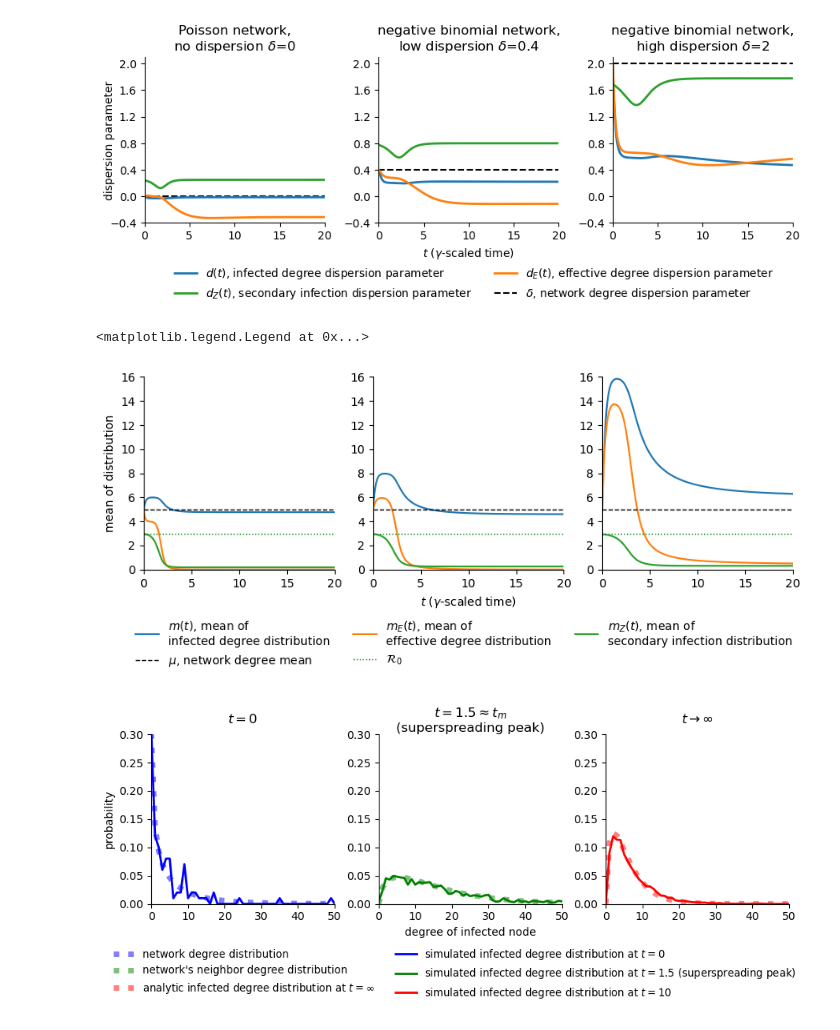
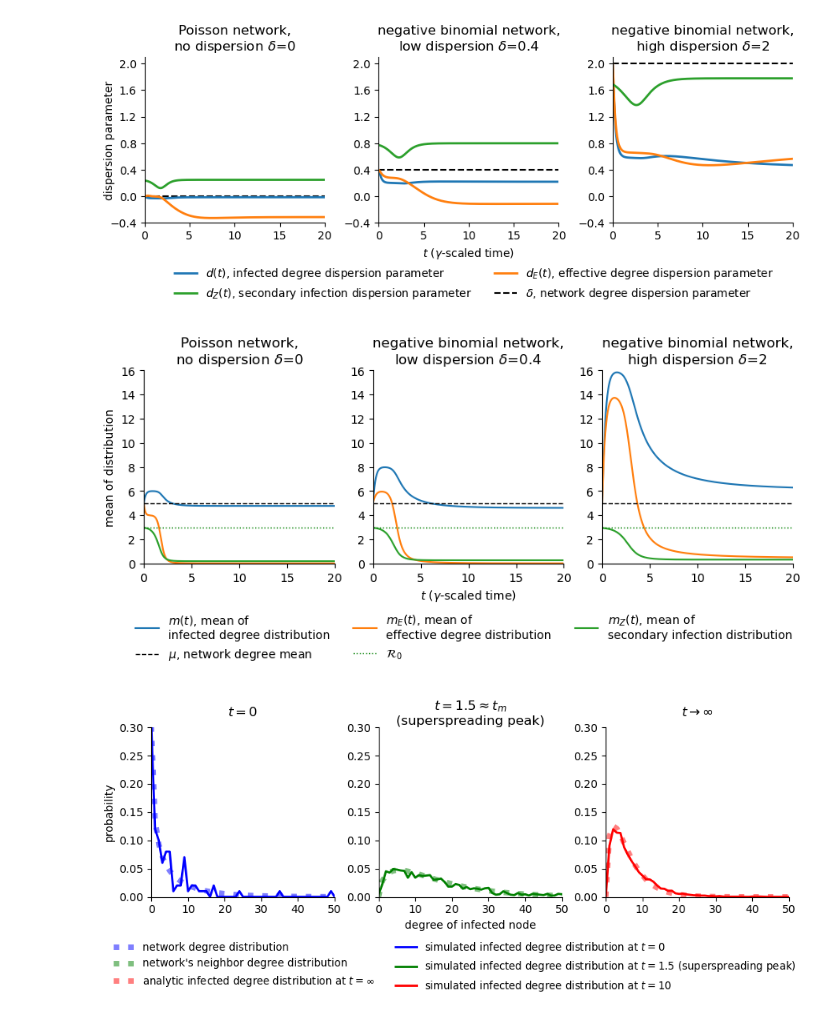
Before and after one commit to freedmanari/infected_degrees, a Jupyter notebook: network_epidemic.ipynb, the cells around one changed output. Drawn from its saved outputs; the diff is of its cells as text; code cells hidden in the pictures.

Commit message:
added titles to figure means

```diff
--- a/network_epidemic.ipynb
+++ b/network_epidemic.ipynb
@@ -1212,39 +1212,42 @@ ax[0].set_ylabel('mean of distribution')
 ax[0].set_xlim(0,20)
 ax[0].set_ylim(-.05,16)
 ax[0].set_yticks(np.linspace(0,16,9))
+ax[0].set_title('Poisson network,\nno dispersion '+r'$\delta$=0')
 
 ax[1].plot(ts_ode, odes_low_dispersion['m'])
 ax[1].plot(ts_ode, odes_low_dispersion['mE'])
 ax[1].plot(xs, odes_low_dispersion['mZ'])
 ax[1].axhline(mu, color='black', linestyle='--', linewidth=1)
 ax[1].axhline(R0, color='green', linestyle=':', linewidth=1)
 ax[1].spines['top'].set_visible(False)
 ax[1].spines['right'].set_visible(False)
 ax[1].set_xlabel('$t$ ($\gamma$-scaled time)')
 ax[1].set_xlim(0,20)
 ax[1].set_ylim(-.05,16)
 ax[1].set_yticks(np.linspace(0,16,9))
+ax[1].set_title('negative binomial network,\nlow dispersion '+r'$\delta$=0.4')
 
 ax[2].plot(ts_ode, odes_high_dispersion['m'])
 ax[2].plot(ts_ode, odes_high_dispersion['mE'])
 ax[2].plot(xs, odes_high_dispersion['mZ'])
 ax[2].axhline(mu, color='black', linestyle='--', linewidth=1)
 ax[2].axhline(R0, color='green', linestyle=':', linewidth=1)
 ax[2].spines['top'].set_visible(False)
 ax[2].spines['right'].set_visible(False)
 ax[2].set_xlim(0,20)
 ax[2].set_ylim(-.05,16)
 ax[2].set_yticks(np.linspace(0,16,9))
+ax[2].set_title('negative binomial network,\nhigh dispersion '+r'$\delta$=2')
+
 
 handles, labels = ax[0].get_legend_handles_labels()
 order = [0,3,1,4,2]
 plt.legend([handles[idx] for idx in order],[labels[idx] for idx in order],
            bbox_to_anchor=(1.05, -.2), frameon=False, ncols=3)
 
 # plt.savefig('figures/means.pdf',bbox_inches='tight')
 # %% [output]
-<matplotlib.legend.Legend at 0x...>
-[figure, old version]
+[figure, new version]
 # %%
 initialize_high_dispersion()
 peak_time = 1.5
```
Also changed, not shown: 1 other file.
